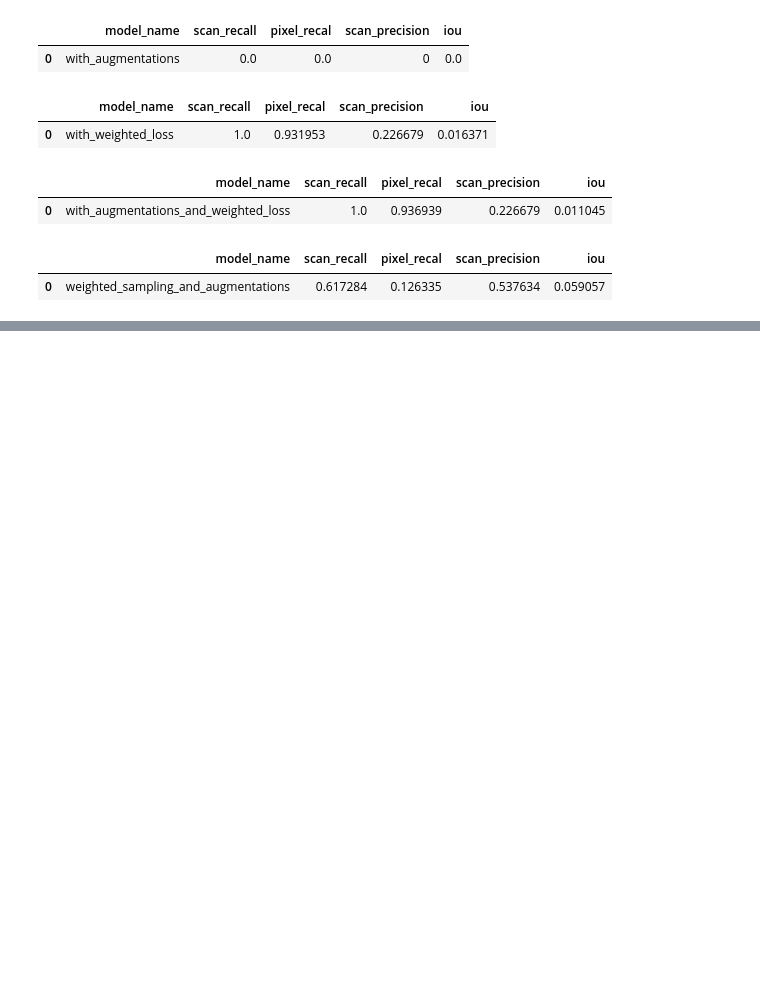
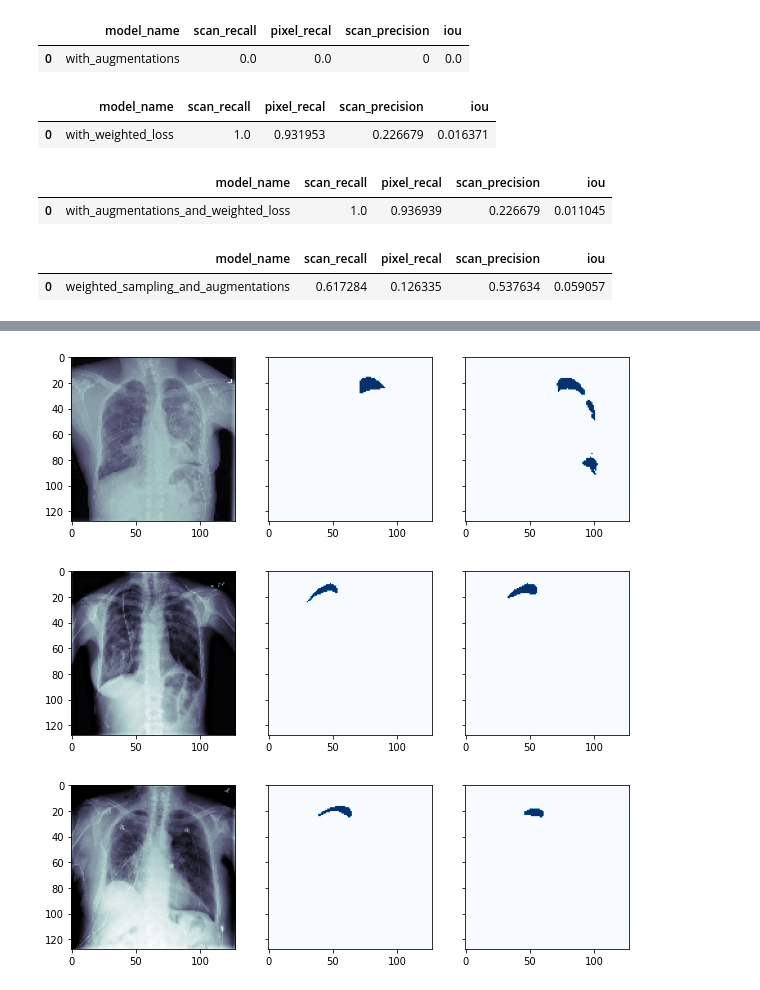
Before and after one commit to gabibu/aiforhealthcare, a Jupyter notebook: advanced_models_colab_2.ipynb, the cells around one changed output, grey strips where cells are left out. Drawn from its saved outputs; the diff is of its cells as text; code cells hidden in the pictures; blank space fills up the shorter version.

```diff
--- a/advanced_models_colab_2.ipynb
+++ b/advanced_models_colab_2.ipynb
@@ -969,0 +1038,6 @@ ax[1].imshow(labels1[0],cmap='Blues')
+# %%
+plot_exmaples('baseline', 0.5)
+# %% [output]
+[figure, added]
+[figure, added]
+[figure, added]
```
Also changed, not shown: parts of 10 cells of this notebook.
